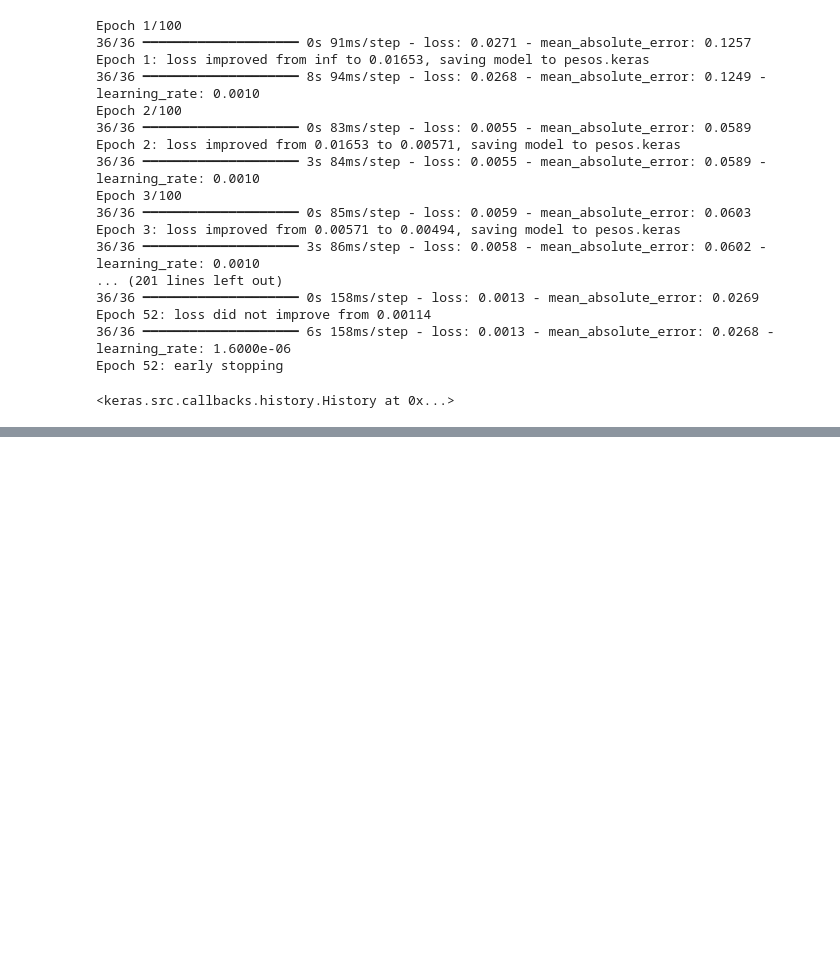
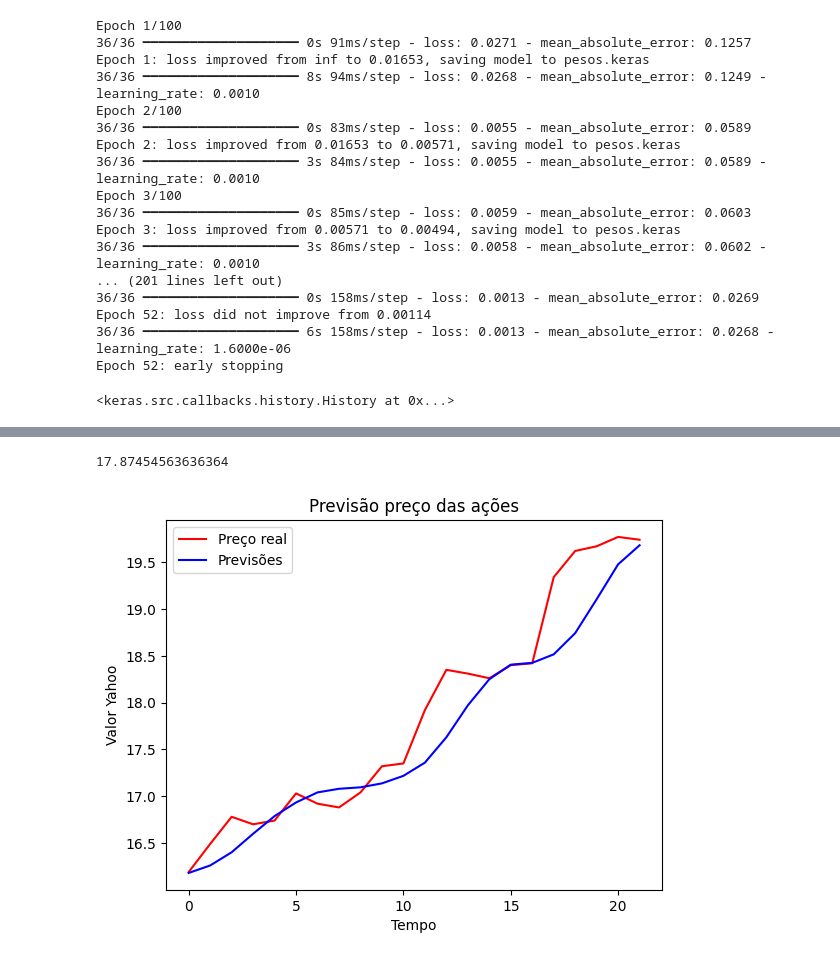
Before and after one commit to SamuelMends/deep_learning, a Jupyter notebook: stock_multiplepredictions.ipynb, the cells around one changed output, grey strips where cells are left out. Cells and saved outputs as stored; diff of their text form; code cells hidden in the pictures; blank space fills up the shorter version.

```diff
--- a/stock_multiplepredictions.ipynb
+++ b/stock_multiplepredictions.ipynb
@@ -98,5 +98,5 @@ for i in range(90, 112):
 X_teste = np.array(X_teste)
 # %%
 previsoes = regressor.predict(X_teste)
-previsoes = normalizador.inverse_transform()
+previsoes = normalizador_previsao.inverse_transform(previsoes)
 # %% [output]
@@ -103,0 +104,15 @@ previsoes = normalizador.inverse_transform()
+# %%
+previsoes.mean()
+preco_real_teste.mean()
+# %% [output]
+17.87454563636364
+# %%
+plt.plot(preco_real_teste, color = 'red', label = 'Preço real')
+plt.plot(previsoes, color = 'blue', label = 'Previsões')
+plt.title('Previsão preço das ações')
+plt.xlabel('Tempo')
+plt.ylabel('Valor Yahoo')
+plt.legend()
+plt.show()
+# %% [output]
+[figure, added]
```
Also changed, not shown: parts of 1 cell of this notebook.
